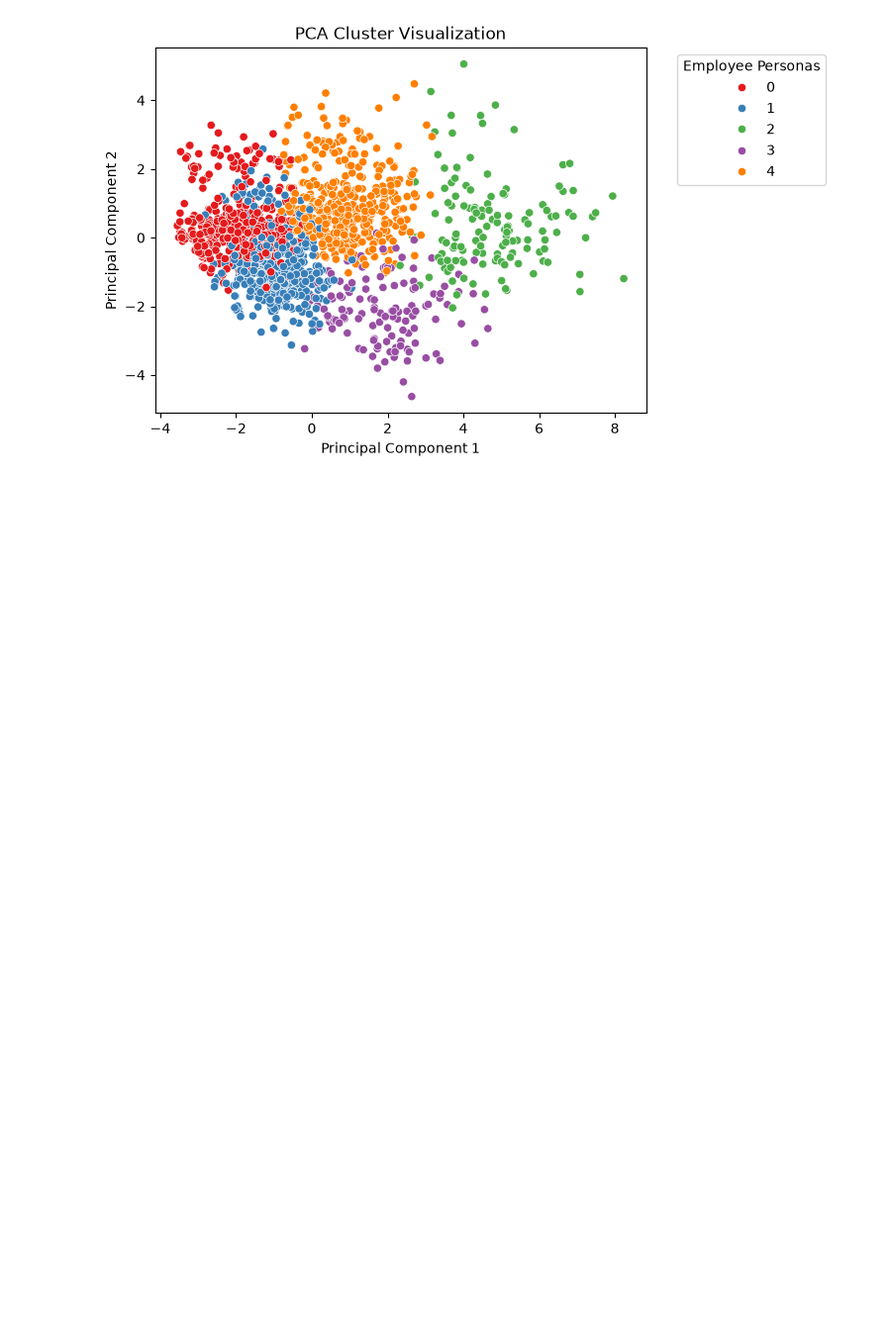
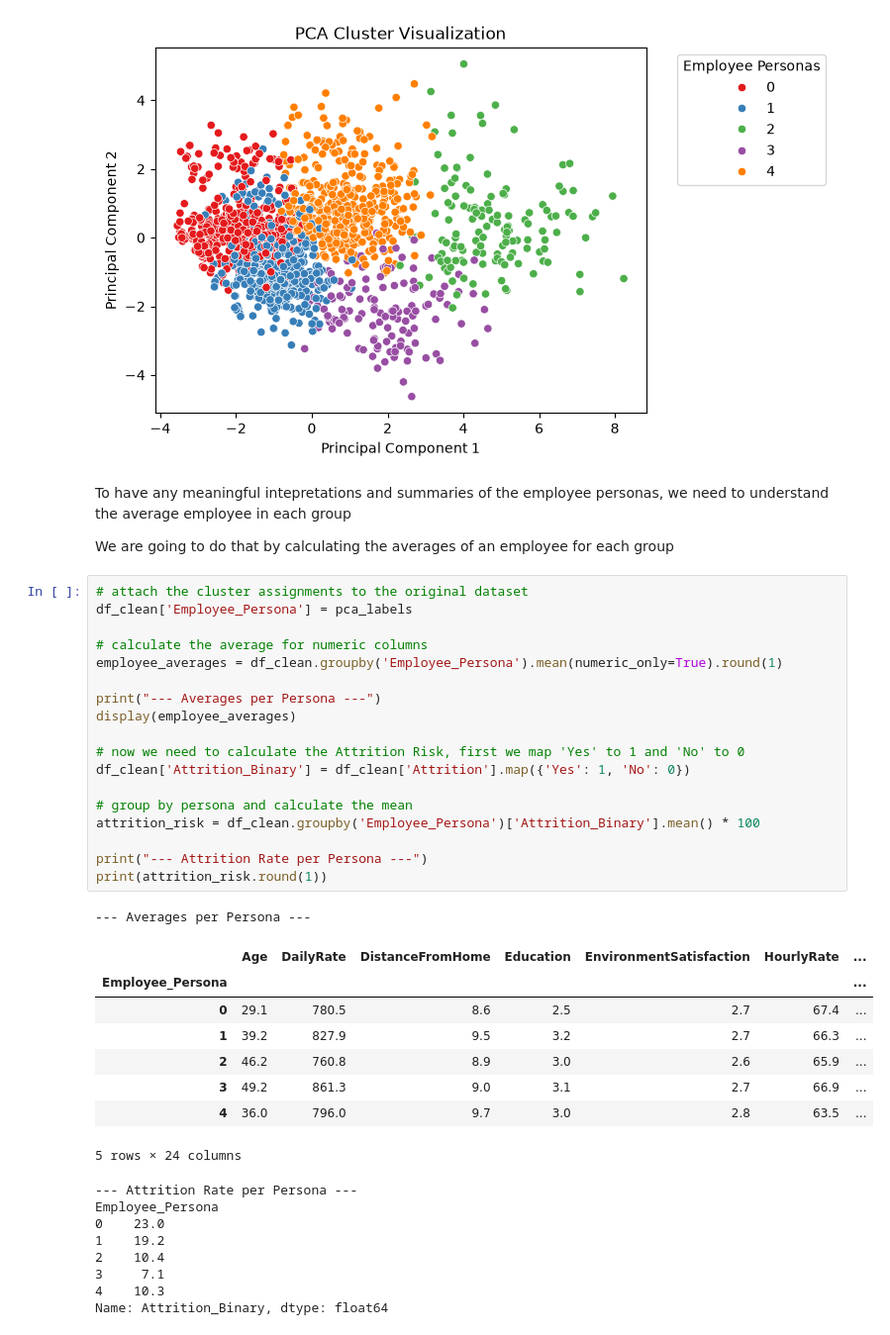
Before and after one commit to quantwothree/employees-attrition-segmentation, a Jupyter notebook: employee-attrition-segmentation.ipynb, the cells around one changed output. Shown at 99% size. Saved outputs shown, nothing was run; the diff lists cells and outputs as text; blank space fills up the shorter version.

```diff
--- a/employee-attrition-segmentation.ipynb
+++ b/employee-attrition-segmentation.ipynb
@@ -362,3 +362,43 @@ plt.legend(title='Employee Personas', bbox_to_anchor=(1.05, 1), loc='upper left'
 plt.show()
 # %% [output]
 [figure]
+# %% [markdown]
+To have any meaningful intepretations and summaries of the employee personas, we need to understand the average employee in each group
+
+We are going to do that by calculating the averages of an employee for each group
+# %%
+# attach the cluster assignments to the original dataset
+df_clean['Employee_Persona'] = pca_labels
+
+# calculate the average for numeric columns
+employee_averages = df_clean.groupby('Employee_Persona').mean(numeric_only=True).round(1)
+
+print("--- Averages per Persona ---")
+display(employee_averages)
+
+# now we need to calculate the Attrition Risk, first we map 'Yes' to 1 and 'No' to 0
+df_clean['Attrition_Binary'] = df_clean['Attrition'].map({'Yes': 1, 'No': 0})
+
+# group by persona and calculate the mean
+attrition_risk = df_clean.groupby('Employee_Persona')['Attrition_Binary'].mean() * 100
+
+print("--- Attrition Rate per Persona ---")
+print(attrition_risk.round(1))
+# %% [output]
+--- Averages per Persona ---
+|  | Age | DailyRate | DistanceFromHome | Education | EnvironmentSatisfaction | HourlyRate | ... |
+| Employee_Persona |  |  |  |  |  |  | ... |
+| 0 | 29.1 | 780.5 | 8.6 | 2.5 | 2.7 | 67.4 | ... |
+| 1 | 39.2 | 827.9 | 9.5 | 3.2 | 2.7 | 66.3 | ... |
+| 2 | 46.2 | 760.8 | 8.9 | 3.0 | 2.6 | 65.9 | ... |
+| 3 | 49.2 | 861.3 | 9.0 | 3.1 | 2.7 | 66.9 | ... |
+| 4 | 36.0 | 796.0 | 9.7 | 3.0 | 2.8 | 63.5 | ... |
+5 rows × 24 columns
+--- Attrition Rate per Persona ---
+Employee_Persona
+0    23.0
+1    19.2
+2    10.4
+3     7.1
+4    10.3
+Name: Attrition_Binary, dtype: float64
```
Also changed, not shown: parts of 6 cells of this notebook.
